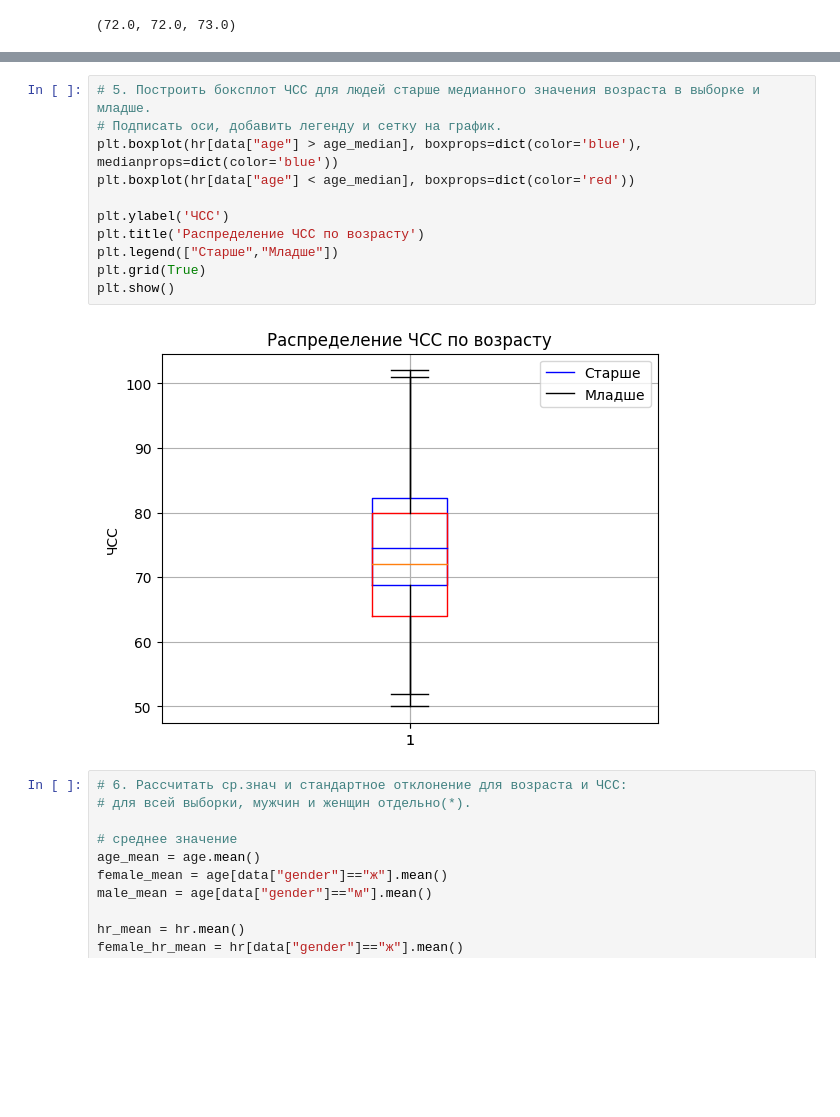
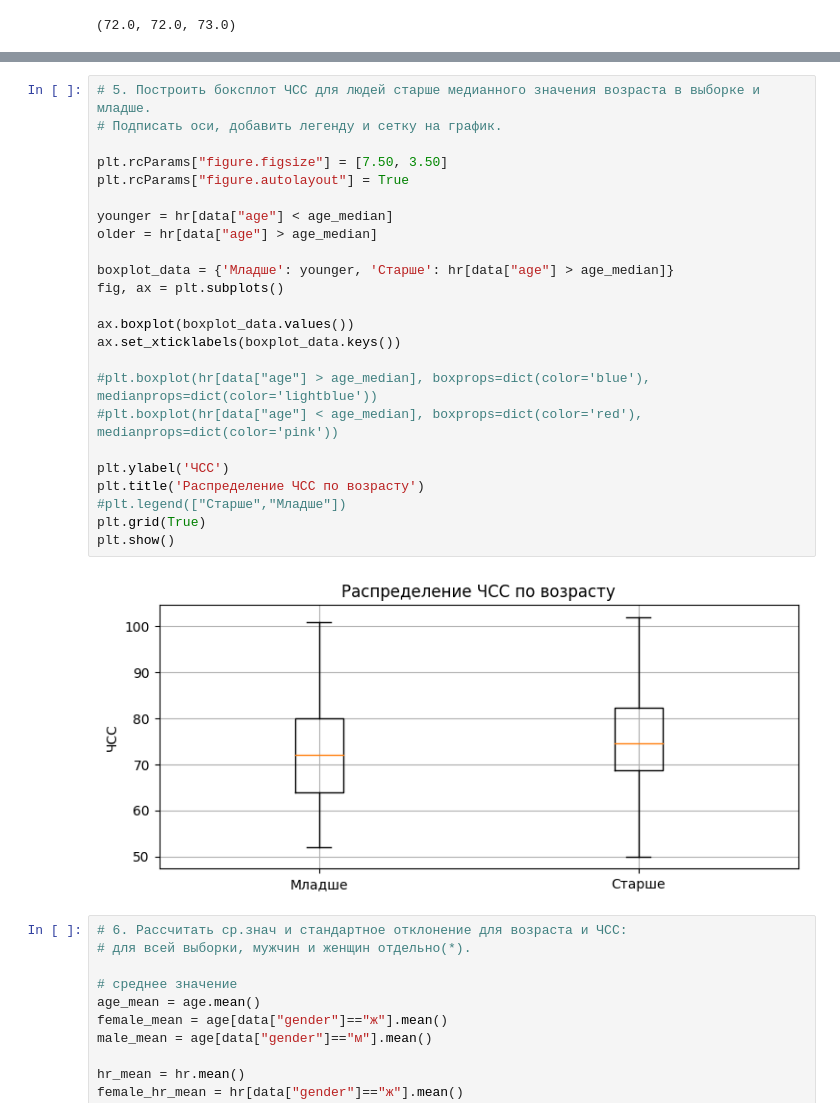
Before and after one commit to Qbbyone/python-stat, a Jupyter notebook: task1.ipynb, the cells around one changed output, grey strips where cells are left out. Drawn from its saved outputs; the diff is of its cells as text; blank space fills up the shorter version.

Commit message:
boxplot (task 5) done

```diff
--- a/task1.ipynb
+++ b/task1.ipynb
@@ -60,16 +74,29 @@ plt.show()
 # %%
 # 5. Построить боксплот ЧСС для людей старше медианного значения возраста в выборке и младше.
 # Подписать оси, добавить легенду и сетку на график.
-plt.boxplot(hr[data["age"] > age_median], boxprops=dict(color='blue'), medianprops=dict(color='blue'))
-plt.boxplot(hr[data["age"] < age_median], boxprops=dict(color='red'))
+
+plt.rcParams["figure.figsize"] = [7.50, 3.50]
+plt.rcParams["figure.autolayout"] = True
+
+younger = hr[data["age"] < age_median]
+older = hr[data["age"] > age_median]
+
+boxplot_data = {'Младше': younger, 'Старше': hr[data["age"] > age_median]}
+fig, ax = plt.subplots()
+
+ax.boxplot(boxplot_data.values())
+ax.set_xticklabels(boxplot_data.keys())
+
+#plt.boxplot(hr[data["age"] > age_median], boxprops=dict(color='blue'), medianprops=dict(color='lightblue'))
+#plt.boxplot(hr[data["age"] < age_median], boxprops=dict(color='red'), medianprops=dict(color='pink'))
 
 plt.ylabel('ЧСС')
 plt.title('Распределение ЧСС по возрасту')
-plt.legend(["Старше","Младше"])
+#plt.legend(["Старше","Младше"])
 plt.grid(True)
 plt.show()
 # %% [output]
-[figure, old version]
+[figure, new version]
 # %%
 # 6. Рассчитать ср.знач и стандартное отклонение для возраста и ЧСС:
 # для всей выборки, мужчин и женщин отдельно(*).
```
Also changed, not shown: parts of 3 cells of this notebook.
